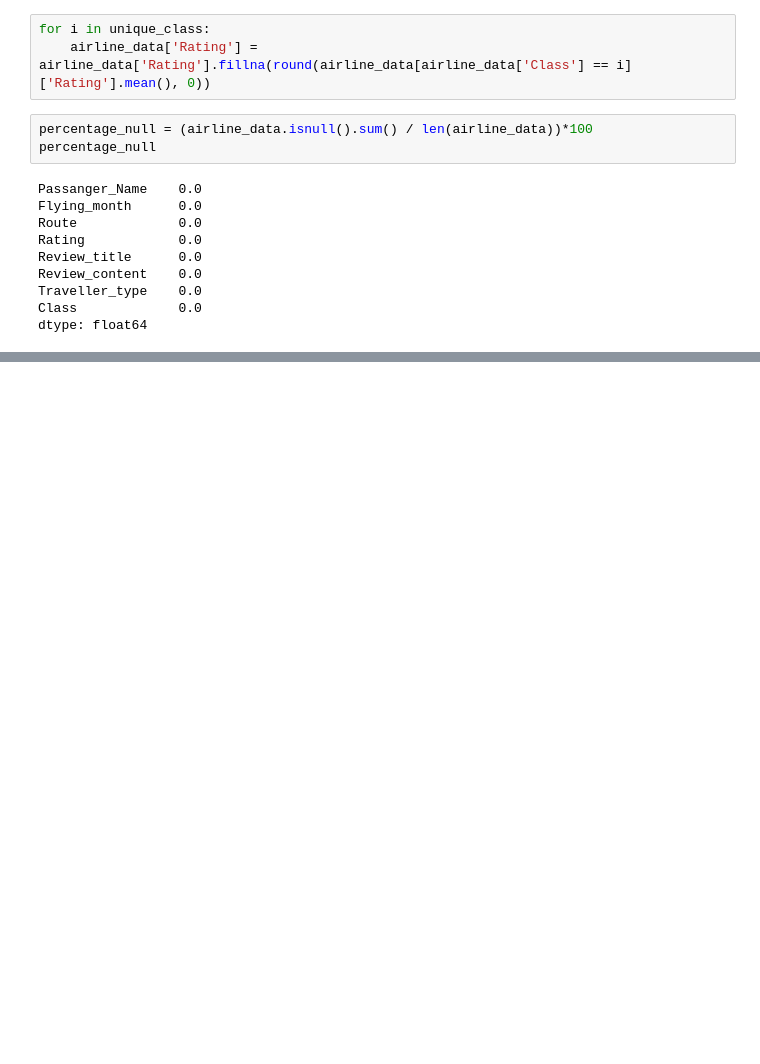
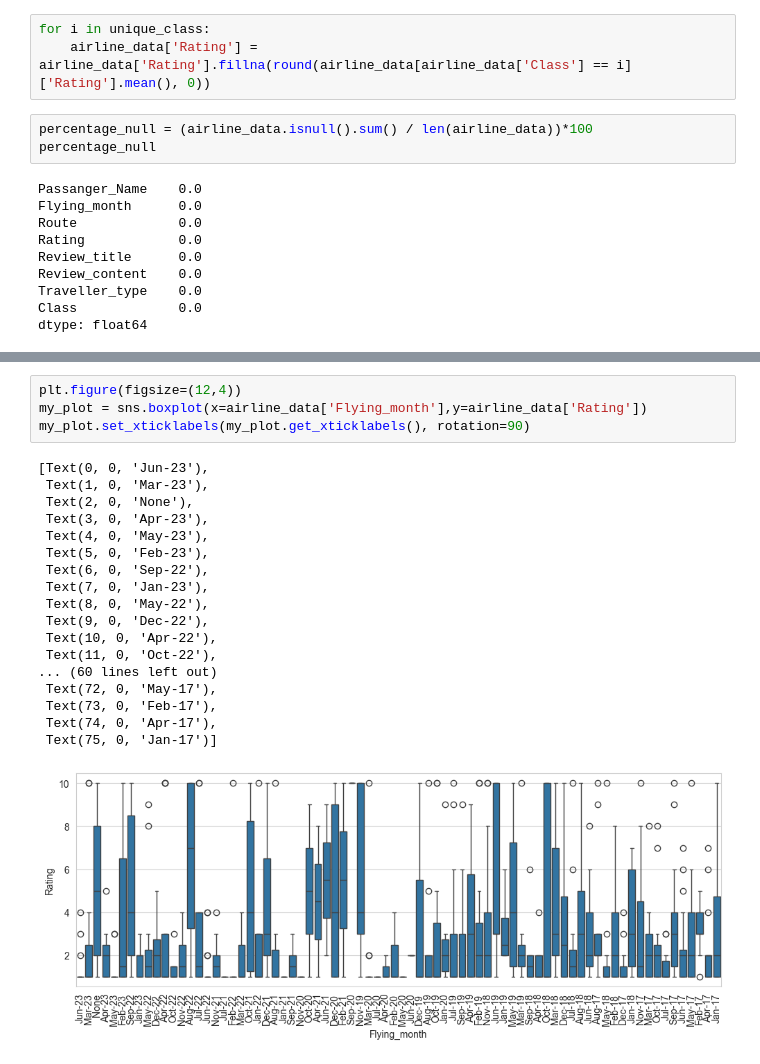
Before and after one commit to elkinbarretorojas/data_science, a Jupyter notebook: airline/airline.ipynb, the cells around one changed output, grey strips where cells are left out. Saved outputs shown, nothing was run; the diff lists cells and outputs as text; blank space fills up the shorter version.

```diff
--- a/airline/airline.ipynb
+++ b/airline/airline.ipynb
@@ -304,0 +299,23 @@ airline_data
+# %%
+plt.figure(figsize=(12,4))
+my_plot = sns.boxplot(x=airline_data['Flying_month'],y=airline_data['Rating'])
+my_plot.set_xticklabels(my_plot.get_xticklabels(), rotation=90)
+# %% [output]
+[Text(0, 0, 'Jun-23'),
+ Text(1, 0, 'Mar-23'),
+ Text(2, 0, 'None'),
+ Text(3, 0, 'Apr-23'),
+ Text(4, 0, 'May-23'),
+ Text(5, 0, 'Feb-23'),
+ Text(6, 0, 'Sep-22'),
+ Text(7, 0, 'Jan-23'),
+ Text(8, 0, 'May-22'),
+ Text(9, 0, 'Dec-22'),
+ Text(10, 0, 'Apr-22'),
+ Text(11, 0, 'Oct-22'),
+... (60 lines left out)
+ Text(72, 0, 'May-17'),
+ Text(73, 0, 'Feb-17'),
+ Text(74, 0, 'Apr-17'),
+ Text(75, 0, 'Jan-17')]
+[figure, added]
```
Also changed, not shown: parts of 27 cells of this notebook.
